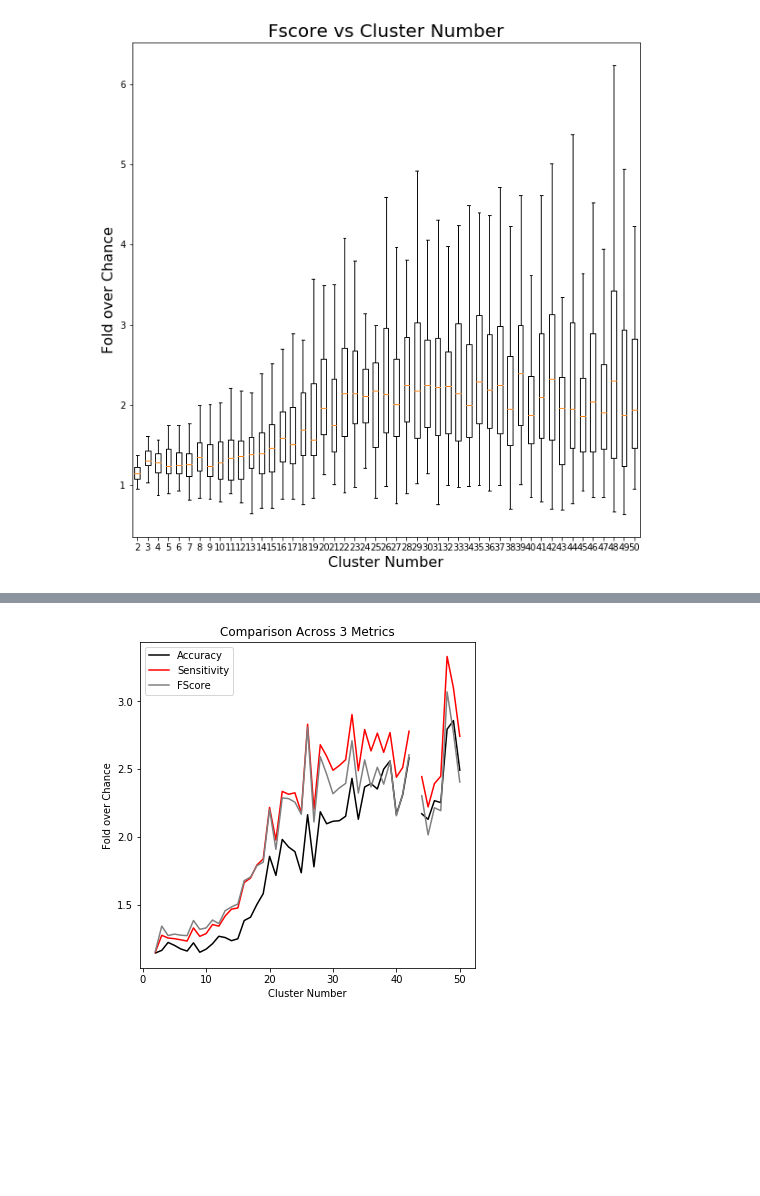
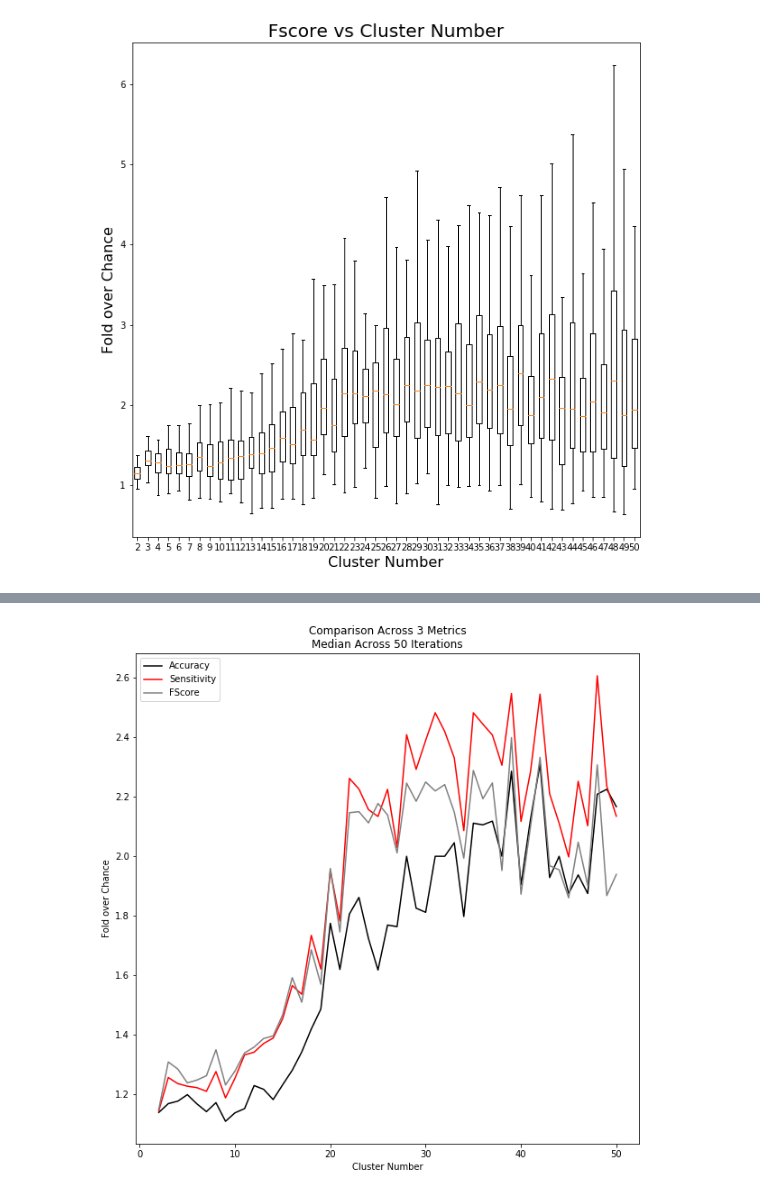
Before and after one commit to BouchardLab/ML_4_prec_prognosis, a Jupyter notebook: notebooks/confusion_matrix_values2.ipynb, the cells around one changed output, grey strips where cells are left out. Cells and saved outputs as stored; diff of their text form; code cells hidden in the pictures; blank space fills up the shorter version.

```diff
--- a/notebooks/confusion_matrix_values2.ipynb
+++ b/notebooks/confusion_matrix_values2.ipynb
@@ -109,6 +106,3 @@ def find_avg_fscore(array):
         allf.append(f)
     allf_mean = np.mean(allf)
     return(allf_mean)
-# %%
-x = [[70.0, 72.0], [72.0, 70.0], [53.0, 52.0], [52.0, 53.0]]
-find_avg_fscore(x)
@@ -240,16 +245,16 @@ for ii, c in enumerate(cluster_sizes[:2]):
 # %%
-acc = fold_over_chance.mean(axis=1)
-sens = sens_arr.mean(axis=1)
-fscore = f_arr.mean(axis=1)
+acc = np.median(fold_over_chance,axis=1)
+sens = np.median(sens_arr,axis=1)
+fscore = np.median(f_arr,axis=1)
 # %%
-plt.figure(figsize=(6,6))
-plt.plot(cluster_sizes, acc, color='black', label='Accuracy')
+plt.figure(figsize=(10,10))
+plt.plot(cluster_sizes, acc,  color='black', label='Accuracy')
 plt.plot(cluster_sizes, sens, color='red', label='Sensitivity')
 plt.plot(cluster_sizes, fscore, color='grey', label='FScore')
 plt.legend()
 plt.xlabel('Cluster Number')
 plt.ylabel('Fold over Chance')
-plt.title('Comparison Across 3 Metrics')
+plt.title('Comparison Across 3 Metrics\nMedian Across 50 Iterations')
 plt.savefig('/Users/ahyeon/Desktop/activ misc/acc_comparison_plot.pdf')
 # %% [output]
-[figure, old version]
+[figure, new version]
```
Also changed, not shown: parts of 11 cells of this notebook, 12 other files.
